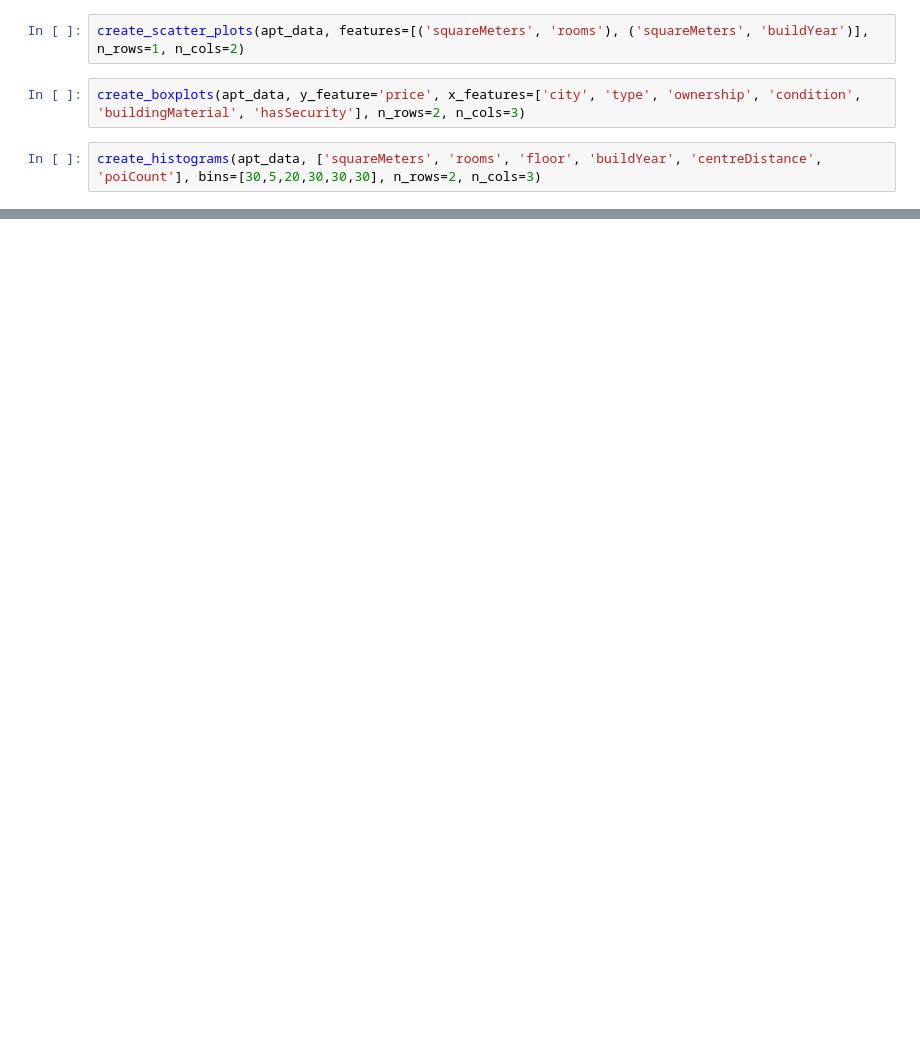
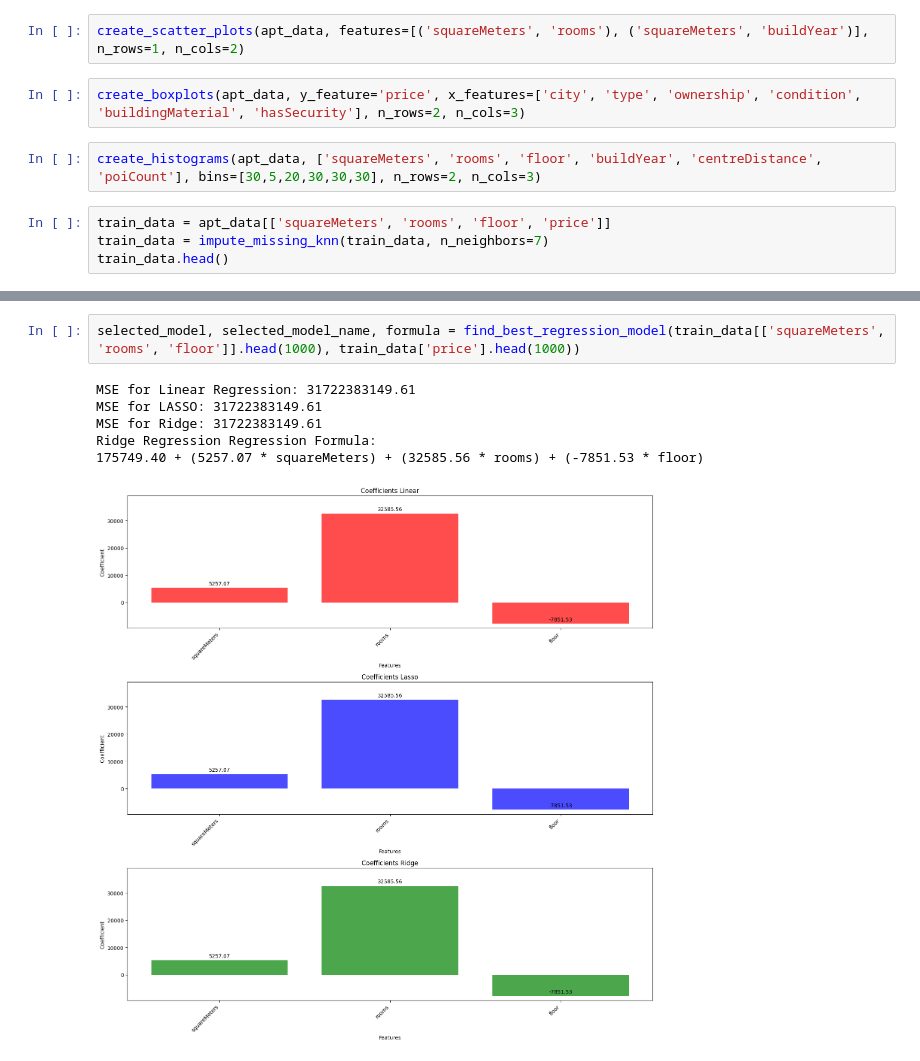
Before and after one commit to jnossa/CDS_Final_Project, a Jupyter notebook: notebook.ipynb, the cells around one changed output, grey strips where cells are left out. Drawn from its saved outputs; the diff is of its cells as text; blank space fills up the shorter version.

```diff
--- a/notebook.ipynb
+++ b/notebook.ipynb
@@ -37,3 +36,7 @@ create_scatter_plots(apt_data, features=[('squareMeters', 'rooms'), ('squareMete
 create_boxplots(apt_data, y_feature='price', x_features=['city', 'type', 'ownership', 'condition', 'buildingMaterial', 'hasSecurity'], n_rows=2, n_cols=3)
 # %%
 create_histograms(apt_data, ['squareMeters', 'rooms', 'floor', 'buildYear', 'centreDistance', 'poiCount'], bins=[30,5,20,30,30,30], n_rows=2, n_cols=3)
+# %%
+train_data = apt_data[['squareMeters', 'rooms', 'floor', 'price']]
+train_data = impute_missing_knn(train_data, n_neighbors=7)
+train_data.head()
@@ -39,0 +50,9 @@ create_histograms(apt_data, ['squareMeters', 'rooms', 'floor', 'buildYear', 'cen
+# %%
+selected_model, selected_model_name, formula = find_best_regression_model(train_data[['squareMeters', 'rooms', 'floor']].head(1000), train_data['price'].head(1000))
+# %% [output]
+MSE for Linear Regression: 31722383149.61
+MSE for LASSO: 31722383149.61
+MSE for Ridge: 31722383149.61
+Ridge Regression Regression Formula:
+175749.40 + (5257.07 * squareMeters) + (32585.56 * rooms) + (-7851.53 * floor)
+[figure, added]
```
Also changed, not shown: parts of 3 cells of this notebook.
